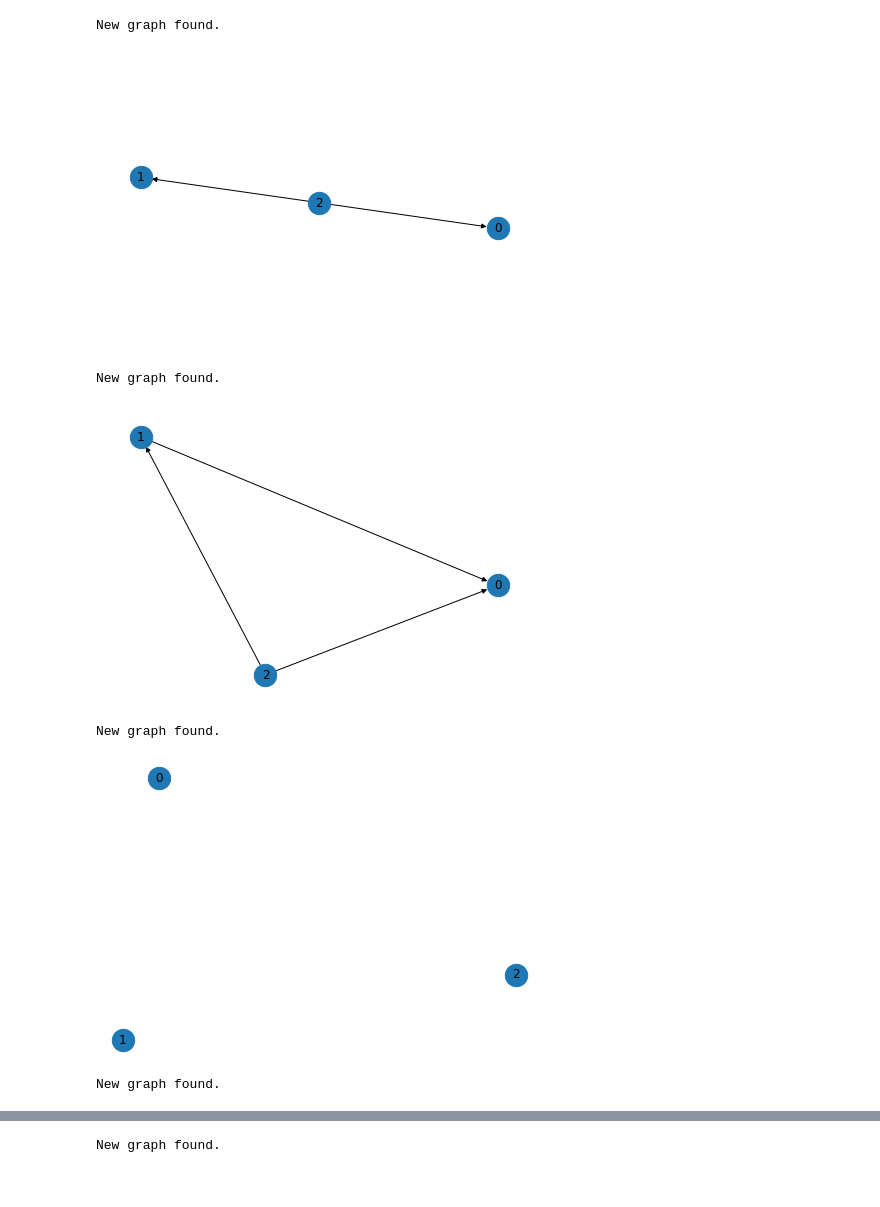
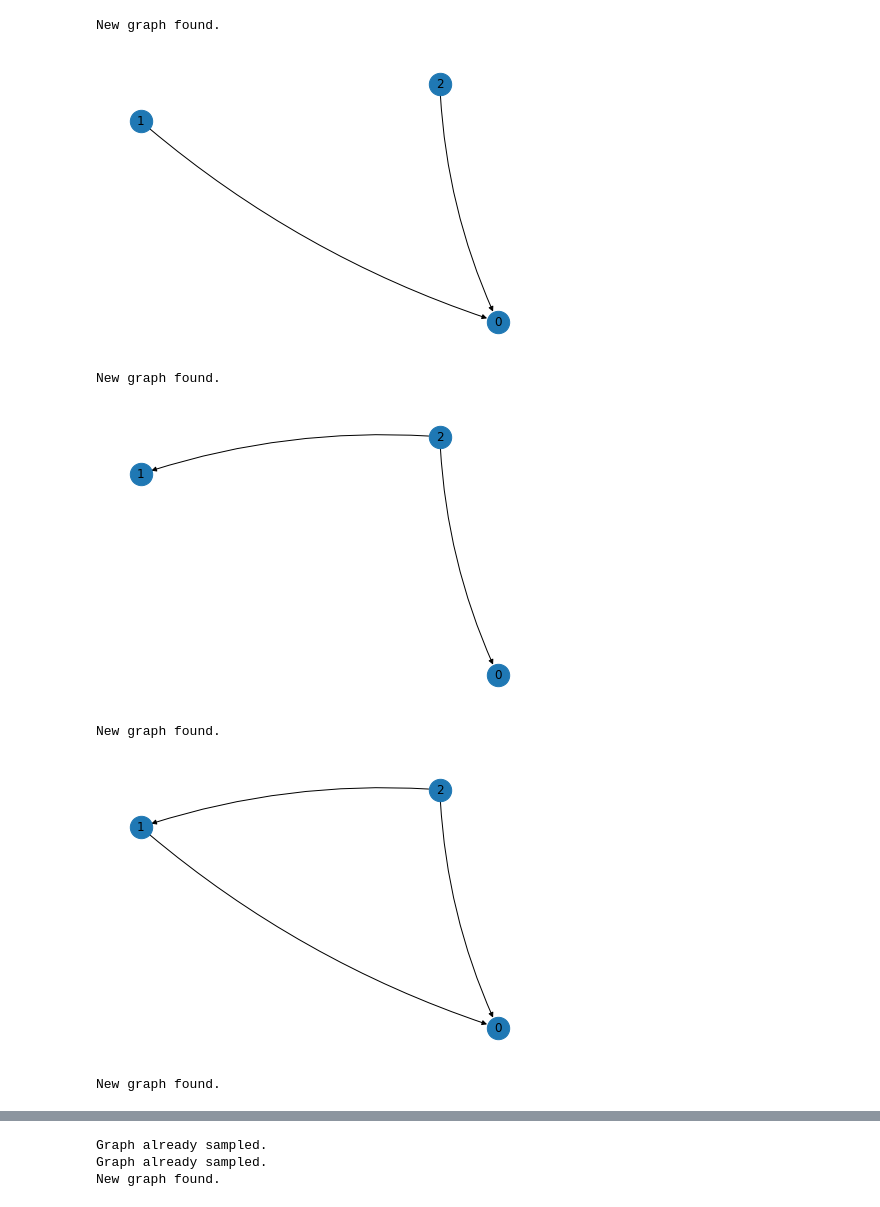
Before and after one commit to matthewvowels1/DAG_Sampler, a Jupyter notebook: DAG_Sampler.ipynb, the cells around one changed output, grey strips where cells are left out. Saved outputs shown, nothing was run; the diff lists cells and outputs as text; code cells hidden in the pictures.

```diff
--- a/DAG_Sampler.ipynb
+++ b/DAG_Sampler.ipynb
@@ -1,33 +1,36 @@
 # %%
 import numpy as np
-from tqdm import tqdm
+import tqdm as tqdm
 import matplotlib.pyplot as plt
 from graph_sim_v2 import*
-
-def show_graph(dag, directed):
-    nx.draw(dag, node_size=500, with_labels=True, arrows=directed)
-    plt.show()
 # %%
+def show_graph(graph, directed):
+    # function for plotting a graph (directed or undirected)
+    nx.draw(graph, pos, node_size=500, with_labels=True, arrows=directed, connectionstyle='arc3, rad = 0.1')
+    plt.show()
+
 num_nodes = 3
 iterations = 20
 all_graphs = []
+seed=1
+np.random.seed(seed=seed)
 
 for i in range(iterations):
     graph, already_sampled_flag = generate_canonical_library(num_nodes=num_nodes,
                                                              graph_history=all_graphs)
 
     if graph != None:
         show_graph(graph, directed=True)
 
     if already_sampled_flag:
         pass
     else:
         all_graphs.append(graph)
 # %% [output]
 New graph found.
-[figure, old version]
+[figure, new version]
 New graph found.
-[figure, old version]
+[figure, new version]
 New graph found.
-[figure, old version]
+[figure, new version]
 New graph found.
@@ -35 +38,3 @@ New graph found.
+Graph already sampled.
+Graph already sampled.
 New graph found.
```
Also changed, not shown: parts of 1 cell of this notebook, 2 other files.
